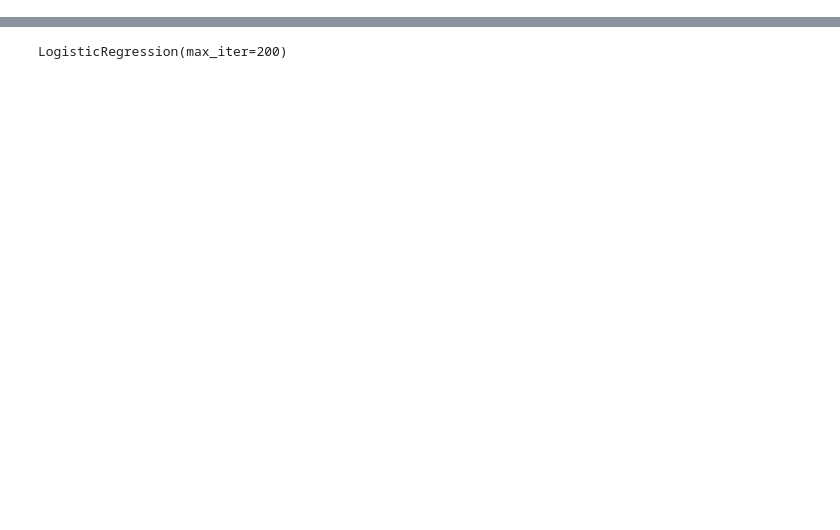
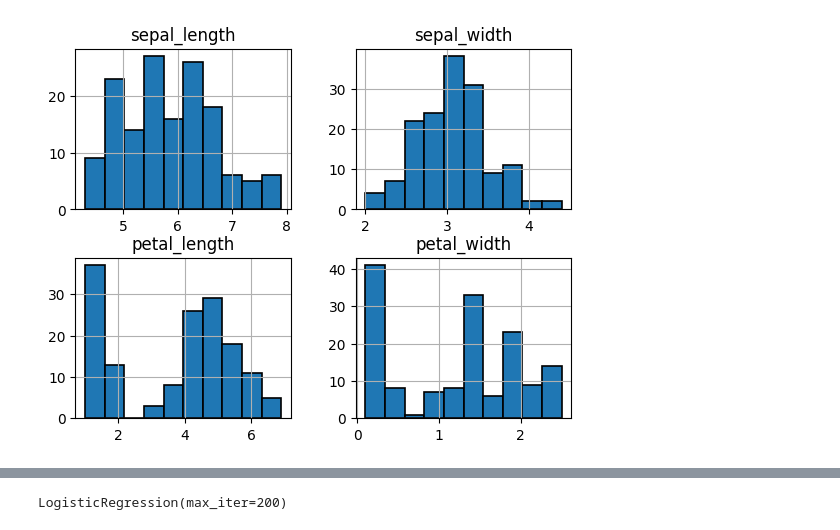
Before and after one commit to lovnishverma/Python-Getting-Started, a Jupyter notebook: iris(step_bystep).ipynb, the cells around one changed output, grey strips where cells are left out. Saved outputs shown, nothing was run; the diff lists cells and outputs as text; code cells hidden in the pictures; blank space fills up the shorter version.

```diff
--- a/iris(step_bystep).ipynb
+++ b/iris(step_bystep).ipynb
@@ -4,0 +5,8 @@
+# %%
+import pandas as pd
+import numpy as np
+import seaborn as sns
+import matplotlib.pyplot as plt
+# 1. Load Iris dataset from URL
+iris=pd.read_csv("https://raw.githubusercontent.com/lovnishverma/datasets/refs/heads/main/iriswithheaders.csv")
+iris.head()
@@ -4,0 +29,7 @@
+# %%
+iris.hist(edgecolor='black', linewidth=1.2)
+fig=plt.gcf()
+
+plt.show()
+# %% [output]
+[figure, added]
```
Also changed, not shown: parts of 24 cells of this notebook.
